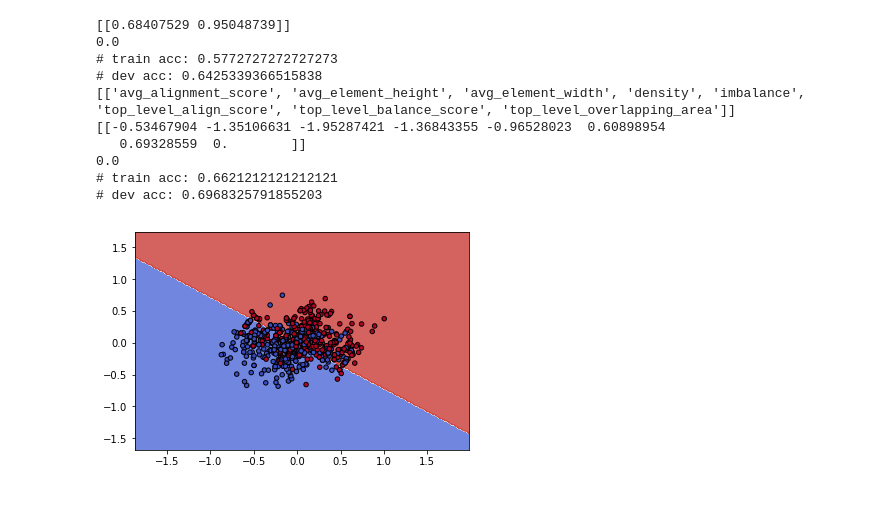
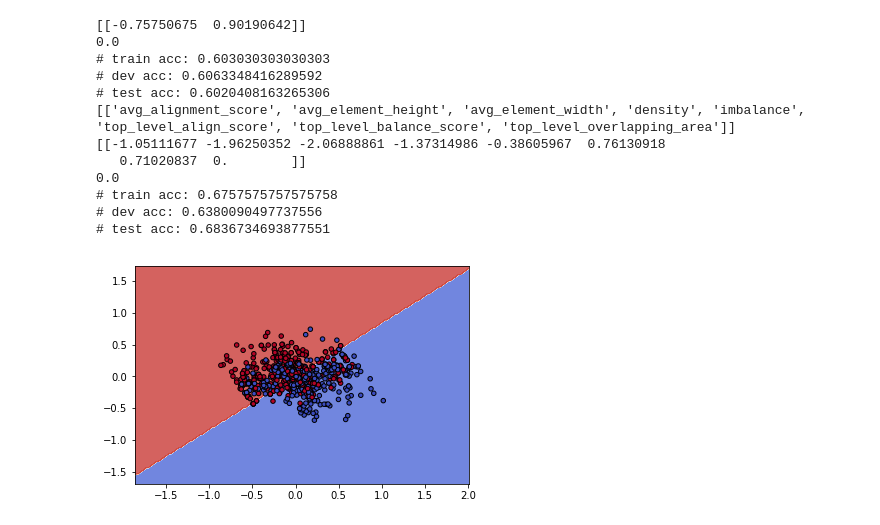
Before and after one commit to uwplse/scout, a Jupyter notebook: scout-learn.ipynb, the cells around one changed output. Saved outputs shown, nothing was run; the diff lists cells and outputs as text; code cells hidden in the pictures.

```diff
--- a/scout-learn.ipynb
+++ b/scout-learn.ipynb
@@ -91,19 +88,22 @@ from sklearn.decomposition import PCA
 
 Xs = [p[0] for p in dataset]
 ys = [p[1] for p in dataset]
+Zs = [p[2] for p in dataset]
+
+#print(Zs)
 
 pca = PCA(n_components=2)
 Xs_2d = pca.fit_transform(Xs)
 
 weights = {
-    'top_level_align_score': 1,
-    'top_level_balance_score': 1,
-    'top_level_overlapping_area': 1,
-    'avg_element_width': 1,
-    'avg_element_height': 1,
-    'avg_alignment_score': 1,
-    'density': 1,
-    'imbalance': -1
+    'top_level_align_score': None,
+    'top_level_balance_score': None,
+    'top_level_overlapping_area': None,
+    'avg_element_width': None,
+    'avg_element_height': None,
+    'avg_alignment_score': None,
+    'density': None,
+    'imbalance': None
 }
 
 def make_meshgrid(x, y, h=.02):
@@ -150,43 +150,49 @@ def train(Xs, ys, plot=True):
     X_train_dev, X_test, y_train_dev, y_test = train_test_split(Xs, ys, test_size=0.25, random_state=42)
     X_train, X_dev, y_train, y_dev = train_test_split(X_train_dev, y_train_dev, test_size=0.25, random_state=33)
 
-    clf = svm.LinearSVC(fit_intercept=False)
+    clf = svm.LinearSVC(fit_intercept=False, penalty="l1", dual=False)
     clf.fit(X_train, y_train)
 
     print(clf.coef_)
     print(clf.intercept_)
 
     pred = clf.predict(X_train)
     train_acc = np.sum(pred == y_train) / len(pred)
     print("# train acc: {}".format(train_acc))
 
     pred = clf.predict(X_dev)
     dev_acc = np.sum(pred == y_dev) / len(pred)
     print("# dev acc: {}".format(dev_acc))
+
+    pred = clf.predict(X_test)
+    test_acc = np.sum(pred == y_test) / len(pred)
+    print("# test acc: {}".format(test_acc))
 
     if plot:
         fig, ax = plt.subplots()
 
         X0, X1 = Xs[:, 0], Xs[:, 1]
         xx, yy = make_meshgrid(X0, X1)
         plot_contours(ax, clf, xx, yy, cmap=plt.cm.coolwarm, alpha=0.8)
         ax.scatter(X0, X1, c=ys, cmap=plt.cm.coolwarm, s=20, edgecolors='k')
         ax.set_xlim(xx.min(), xx.max())
         ax.set_ylim(yy.min(), yy.max())
 
 train(Xs_2d, ys)
 
 print([sorted(weights.keys())])
 train(Xs, ys, plot=False)
 # %% [output]
-[[0.68407529 0.95048739]]
+[[-0.75750675  0.90190642]]
 0.0
-# train acc: 0.5772727272727273
-# dev acc: 0.6425339366515838
+# train acc: 0.603030303030303
+# dev acc: 0.6063348416289592
+# test acc: 0.6020408163265306
 [['avg_alignment_score', 'avg_element_height', 'avg_element_width', 'density', 'imbalance', 'top_level_align_score', 'top_level_balance_score', 'top_level_overlapping_area']]
-[[-0.53467904 -1.35106631 -1.95287421 -1.36843355 -0.96528023  0.60898954
-   0.69328559  0.        ]]
+[[-1.05111677 -1.96250352 -2.06888861 -1.37314986 -0.38605967  0.76130918
+   0.71020837  0.        ]]
 0.0
-# train acc: 0.6621212121212121
-# dev acc: 0.6968325791855203
+# train acc: 0.6757575757575758
+# dev acc: 0.6380090497737556
+# test acc: 0.6836734693877551
-[figure, old version]
+[figure, new version]
```
Also changed, not shown: parts of 1 cell of this notebook.
